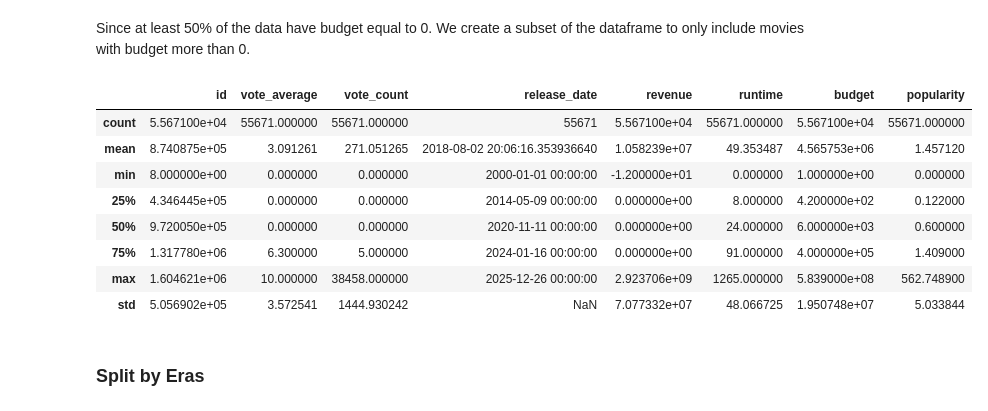
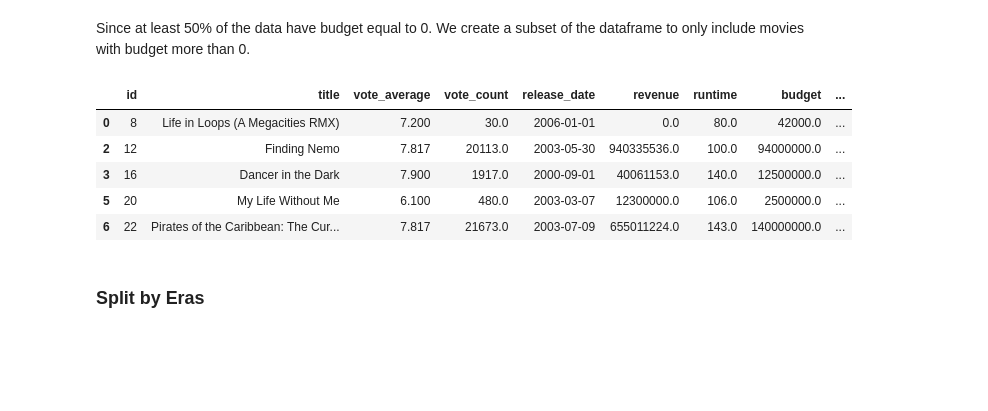
Before and after one commit to rxphaelbihag/Python-Data-Analysis-Case-Studies, a Jupyter notebook: Movie Analysis.ipynb, the cells around one changed output. Cells and saved outputs as stored; diff of their text form; code cells hidden in the pictures; blank space fills up the shorter version.

```diff
--- a/Movie Analysis.ipynb
+++ b/Movie Analysis.ipynb
@@ -132,17 +132,14 @@ df.describe()
 Since at least 50% of the data have budget equal to 0. We create a subset of the dataframe to only include movies with budget more than 0.
 # %%
 df_budget = df[df['budget'] > 0]
-df_budget.describe()
+df_budget.head()
 # %% [output]
-|  | id | vote_average | vote_count | release_date | revenue | runtime | budget | popularity |
-| count | 5.567100e+04 | 55671.000000 | 55671.000000 | 55671 | 5.567100e+04 | 55671.000000 | 5.567100e+04 | 55671.000000 |
-| mean | 8.740875e+05 | 3.091261 | 271.051265 | 2018-08-02 20:06:16.353936640 | 1.058239e+07 | 49.353487 | 4.565753e+06 | 1.457120 |
-| min | 8.000000e+00 | 0.000000 | 0.000000 | 2000-01-01 00:00:00 | -1.200000e+01 | 0.000000 | 1.000000e+00 | 0.000000 |
-| 25% | 4.346445e+05 | 0.000000 | 0.000000 | 2014-05-09 00:00:00 | 0.000000e+00 | 8.000000 | 4.200000e+02 | 0.122000 |
-| 50% | 9.720050e+05 | 0.000000 | 0.000000 | 2020-11-11 00:00:00 | 0.000000e+00 | 24.000000 | 6.000000e+03 | 0.600000 |
-| 75% | 1.317780e+06 | 6.300000 | 5.000000 | 2024-01-16 00:00:00 | 0.000000e+00 | 91.000000 | 4.000000e+05 | 1.409000 |
-| max | 1.604621e+06 | 10.000000 | 38458.000000 | 2025-12-26 00:00:00 | 2.923706e+09 | 1265.000000 | 5.839000e+08 | 562.748900 |
-| std | 5.056902e+05 | 3.572541 | 1444.930242 | NaN | 7.077332e+07 | 48.066725 | 1.950748e+07 | 5.033844 |
+|  | id | title | vote_average | vote_count | release_date | revenue | runtime | budget | ... |
+| 0 | 8 | Life in Loops (A Megacities RMX) | 7.200 | 30.0 | 2006-01-01 | 0.0 | 80.0 | 42000.0 | ... |
+| 2 | 12 | Finding Nemo | 7.817 | 20113.0 | 2003-05-30 | 940335536.0 | 100.0 | 94000000.0 | ... |
+| 3 | 16 | Dancer in the Dark | 7.900 | 1917.0 | 2000-09-01 | 40061153.0 | 140.0 | 12500000.0 | ... |
+| 5 | 20 | My Life Without Me | 6.100 | 480.0 | 2003-03-07 | 12300000.0 | 106.0 | 2500000.0 | ... |
+| 6 | 22 | Pirates of the Caribbean: The Cur... | 7.817 | 21673.0 | 2003-07-09 | 655011224.0 | 143.0 | 140000000.0 | ... |
 # %% [markdown]
 ### Split by Eras
 # %%
```
Also changed, not shown: parts of 9 cells of this notebook.
